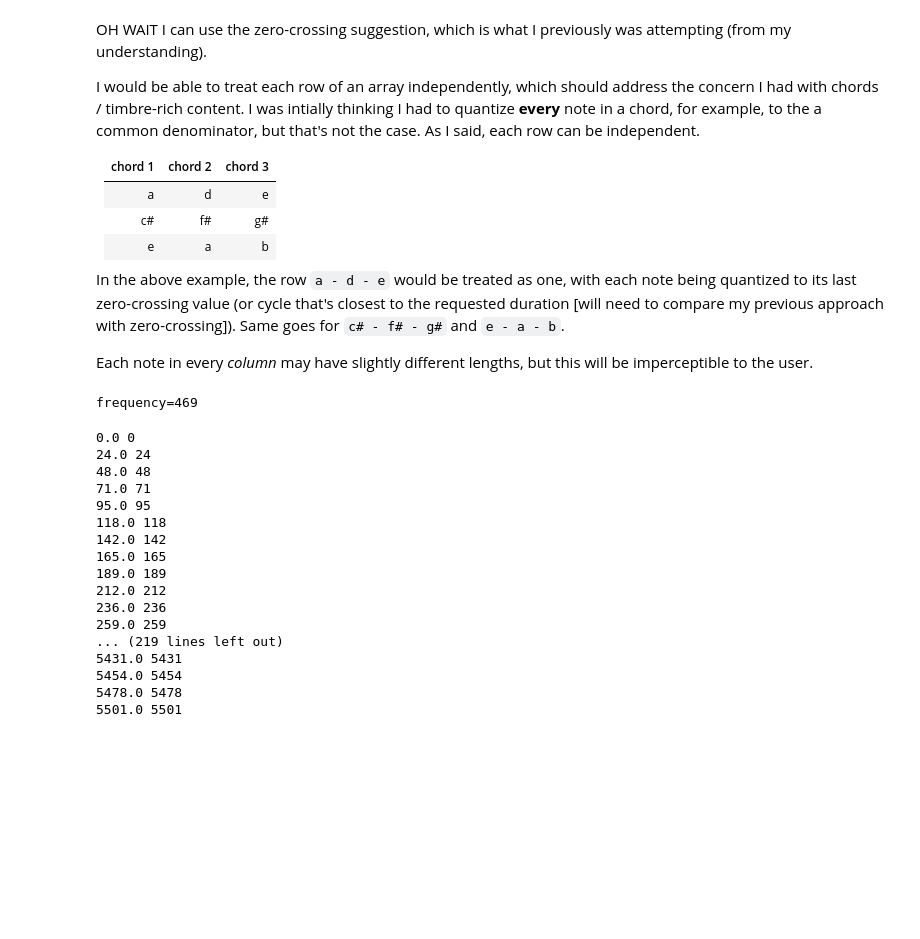
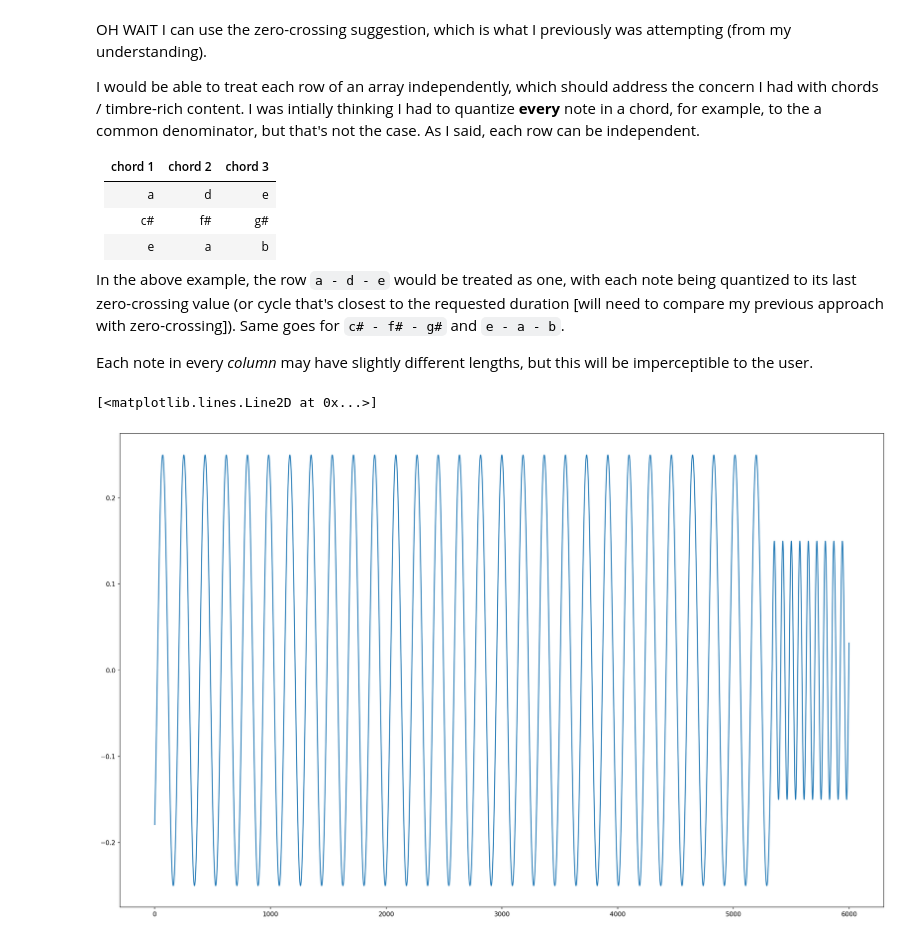
Before and after one commit to aufdemarbeitsmarkt/trope, a Jupyter notebook: trope/more_phase_alignment_testing.ipynb, the cells around one changed output. Saved outputs shown, nothing was run; the diff lists cells and outputs as text; code cells hidden in the pictures; blank space fills up the shorter version.

```diff
--- a/trope/more_phase_alignment_testing.ipynb
+++ b/trope/more_phase_alignment_testing.ipynb
@@ -141,48 +48,3 @@ I would be able to treat each row of an array independently, which should addres
 In the above example, the row `a - d - e` would be treated as one, with each note being quantized to its last zero-crossing value (or cycle that's closest to the requested duration [will need to compare my previous approach with zero-crossing]). Same goes for `c# - f# - g#` and `e - a - b`.
 
 Each note in every *column* may have slightly different lengths, but this will be imperceptible to the user.
-# %%
-from librosa import zero_crossings
-from math import ceil
-
-sr = 22050
-ts = 1.0/sr
-duration = 0.25
-t = np.arange(0,duration,ts)
-
-frequency = np.random.randint(75, 3000)
-print(f'{frequency=}')
-
-sine = np.sin(2 * np.pi * frequency * t)
-
-zerocrossings = np.nonzero(zero_crossings(sine))
-zerocrossings
-
-
-cycle_time = sr / frequency
-zero_crossing_time = cycle_time / 2
-num_samples = sr * duration
-range_cycles = np.ceil(np.arange(0, int(num_samples + cycle_time), zero_crossing_time)) # stepping by cycle_time / 2 or zero_crossing_time gets me the zero_crossing
-# %% [output]
-frequency=469
-# %%
-for r, c in zip(range_cycles, zerocrossings[0]):
-    print(r, c)
-# %% [output]
-0.0 0
-24.0 24
-48.0 48
-71.0 71
-95.0 95
-118.0 118
-142.0 142
-165.0 165
-189.0 189
-212.0 212
-236.0 236
-259.0 259
-... (219 lines left out)
-5431.0 5431
-5454.0 5454
-5478.0 5478
-5501.0 5501
@@ -188,0 +53,12 @@ for r, c in zip(range_cycles, zerocrossings[0]):
+# %%
+sample_rate = 22050
+T = Tone(120.4, 2.1, sample_rate, amplitude=0.25).tone
+T2 = Tone(300, 4, sample_rate, amplitude=0.15).tone
+
+concatone = np.concatenate([T, T2])
+# %%
+plt.figure(figsize=(22,14), dpi=150)
+plt.plot(concatone[41000:4000])
+# %% [output]
+[<matplotlib.lines.Line2D at 0x...>]
+[figure, added]
```
Also changed, not shown: parts of 3 cells of this notebook, 8 other files.
